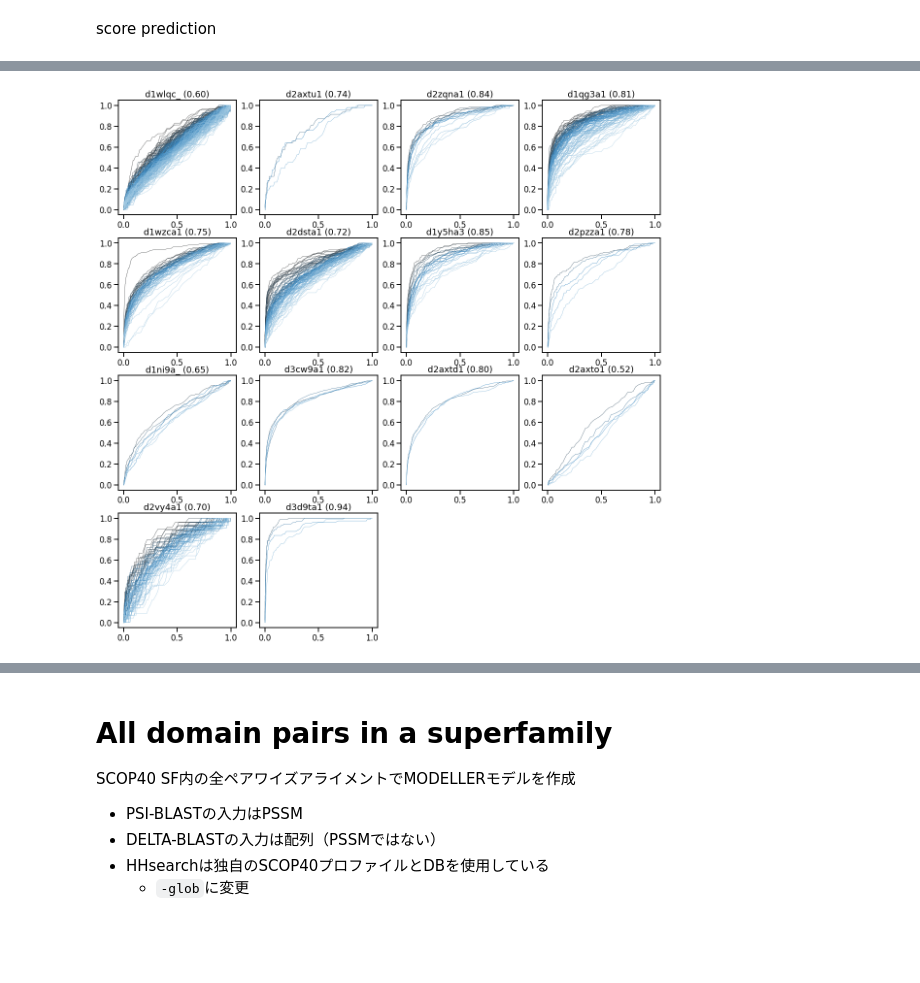
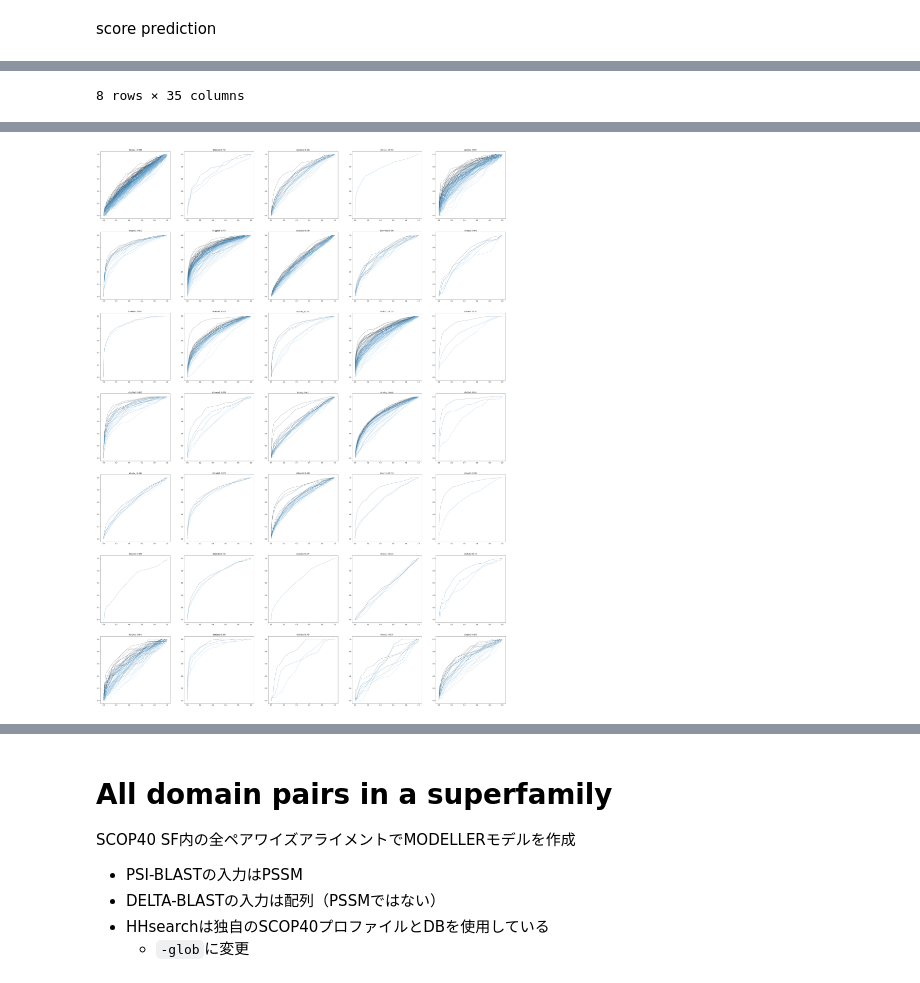
Before and after one commit to shuichiro-makigaki/exmachina, a Jupyter notebook: contrib/kNearestNeighbor.ipynb, the cells around one changed output, grey strips where cells are left out. Saved outputs shown, nothing was run; the diff lists cells and outputs as text; code cells hidden in the pictures; blank space fills up the shorter version.

```diff
--- a/contrib/kNearestNeighbor.ipynb
+++ b/contrib/kNearestNeighbor.ipynb
@@ -52,10 +52,10 @@ from IPython.display import display
 sys.path.append(Path().resolve().parent.as_posix())
 from machina.generate_training_dataset import get_validation_label
 
-prediction_dir = '../data/train/flann19_scop40_logscore_tmscore0.5_window5_ratio0.1_nn100'
 scop_root = Scop(dir_path='../data/train', version='1.75')
 test_domain = np.load('../data/test_domain_ids.npy')
 scop40 = SeqIO.index('../data/train/astral-scopdom-seqres-gd-sel-gs-bib-40-1.75.fa', 'fasta')
+structural_alignments = SeqIO.index('../data/train/scop40_structural_alignment.fasta', 'fasta')
 
 # Get ROC and calculate AUC
 auc_d = {}
@@ -67,13 +67,13 @@ for query in tqdm(test_domain):
     roc_d[query]['tpr'] = []
     roc_d[query]['index'] = []
     i = 0
-    for domain in scop_root.getDomainBySid(query).getAscendent('sf').getDescendents('px'):
+    for domain in [_.sid for _ in scop_root.getDomainBySid(query).getAscendent('sf').getDescendents('px')]:
         if domain not in scop40:
             continue
-        test = get_validation_label(query, domain,
-                                    '../data/train/scop40_structural_alignment.fasta',
-                                    '../data/train/pssm').flatten()
-        pred = np.load(f'{prediction_dir}/{query}/{domain}.npy').flatten()
+        if domain == query:
+            continue
+        test = get_validation_label(query, domain, structural_alignments, '../data/train/pssm').flatten()
+        pred = np.load(f'../data/prediction/flann19_scop40_logscore_tmscore0.5_window5_ratio0.1_nn100/{query}/{domain}.npy').flatten()
         assert test.shape[0] == pred.shape[0]
         fpr, tpr, _ = metrics.roc_curve(test, pred)
         auc_d[query].append(metrics.auc(fpr, tpr))
@@ -83,28 +83,24 @@ for query in tqdm(test_domain):
         i += 1
 
 auc_df = pandas.DataFrame.from_dict(auc_d, orient='index')
+auc_df = auc_df.transpose()
 display(auc_df.describe())
 
 # Visualize
-# auc_df = auc_df.transpose()
-# fig, axes = pyplot.subplots(4, 4, figsize=(20, 20))
+fig, axes = pyplot.subplots(7, 5, figsize=(50, 70))
 # seaborn.set_context('talk')
-# i = 0
-# for query in tqdm(test_data):
-#     roc_df = pandas.DataFrame.from_dict(roc_d[query])
-#     seaborn.lineplot(x='fpr', y='tpr', data=roc_df, hue='index', linewidth=.6,
-#                      # color='black',
-#                      # palette=seaborn.diverging_palette(220, 220, n=len(auc_d[query])),
-#                      palette=seaborn.color_palette('Blues_d', len(auc_d[query])),
-#                      hue_order=sorted(range(len(auc_d[query])), key=lambda _: auc_d[query][_], reverse=True),
-#                      ax=axes[int(i/4), i%4], legend=False)
-#     avgauc = auc_df[query].mean()
-#     axes[int(i/4), i%4].set_title(f'{query} ({avgauc:.2f})')
-#     axes[int(i/4), i%4].set_xlabel('')
-#     axes[int(i/4), i%4].set_ylabel('')
-#     i += 1
-# axes[3, 2].set_visible(False)
-# axes[3, 3].set_visible(False)
-# fig.savefig(Path('~/roc_label_prediction.pdf').expanduser(), bbox_inches='tight', pad_inches = 0)
+i = 0
+for query in tqdm(test_domain):
+    roc_df = pandas.DataFrame.from_dict(roc_d[query])
+    seaborn.lineplot(x='fpr', y='tpr', data=roc_df, hue='index', linewidth=.6,
+                     palette=seaborn.color_palette('Blues_d', len(auc_d[query])),
+                     hue_order=sorted(range(len(auc_d[query])), key=lambda _: auc_d[query][_], reverse=True),
+                     ax=axes[int(i/5), i%5], legend=False)
+    avgauc = auc_df[query].mean()
+    axes[int(i/5), i%5].set_title(f'{query} ({avgauc:.2f})')
+    axes[int(i/5), i%5].set_xlabel('')
+    axes[int(i/5), i%5].set_ylabel('')
+    i += 1
+fig.savefig('roc_label_prediction.pdf', bbox_inches='tight', pad_inches = 0)
 # %% [output]
 [interactive output not drawn]
@@ -110,0 +116 @@ display(auc_df.describe())
+8 rows × 35 columns
@@ -111,4 +118,4 @@ display(auc_df.describe())
-[figure, old version]
+[figure, new version]
 # %%
 from pathlib import Path
 import sys
```
Also changed, not shown: parts of 4 cells of this notebook, 5 other files.
